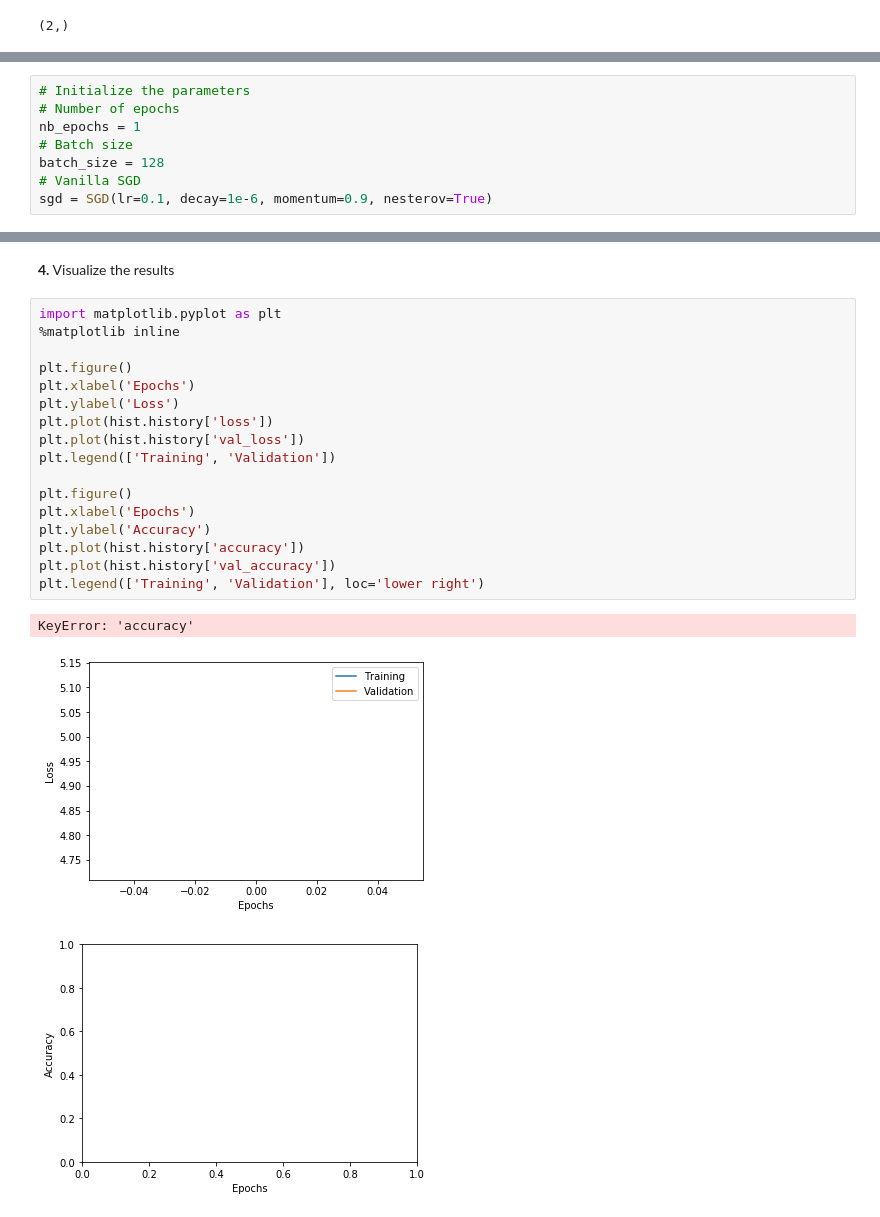
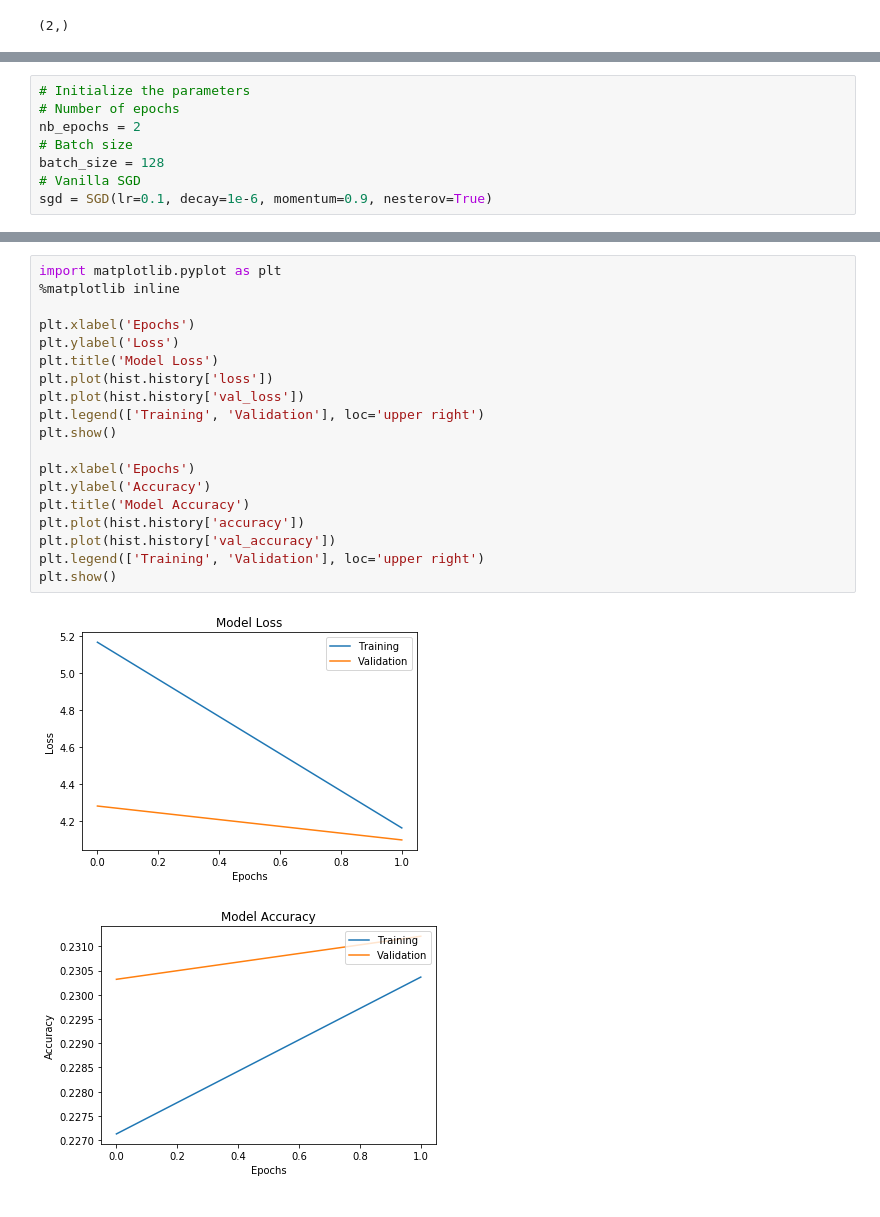
Before and after one commit to MatthewJahn/CIS3296-Irradiance-Project, a Jupyter notebook: Irradiance_Project_CNN.ipynb, the cells around one changed output, grey strips where cells are left out. Cells and saved outputs as stored; diff of their text form.

```diff
--- a/Irradiance_Project_CNN.ipynb
+++ b/Irradiance_Project_CNN.ipynb
@@ -157,7 +159,7 @@ shape_ord
 # %%
 # Initialize the parameters
 # Number of epochs
-nb_epochs = 1
+nb_epochs = 2
 # Batch size
 batch_size = 128
 # Vanilla SGD
@@ -229,23 +210,22 @@ Epoch 1/1
-# %% [markdown]
-**4.** Visualize the results
 # %%
 import matplotlib.pyplot as plt
 %matplotlib inline
 
-plt.figure()
 plt.xlabel('Epochs')
 plt.ylabel('Loss')
+plt.title('Model Loss')
 plt.plot(hist.history['loss'])
 plt.plot(hist.history['val_loss'])
-plt.legend(['Training', 'Validation'])
+plt.legend(['Training', 'Validation'], loc='upper right')
+plt.show()
 
-plt.figure()
 plt.xlabel('Epochs')
 plt.ylabel('Accuracy')
+plt.title('Model Accuracy')
 plt.plot(hist.history['accuracy'])
 plt.plot(hist.history['val_accuracy'])
-plt.legend(['Training', 'Validation'], loc='lower right')
+plt.legend(['Training', 'Validation'], loc='upper right')
+plt.show()
 # %% [output]
-KeyError: 'accuracy'
-[figure, old version]
+[figure, new version]
-[figure, old version]
+[figure, new version]
```
Also changed, not shown: parts of 32 cells of this notebook.
